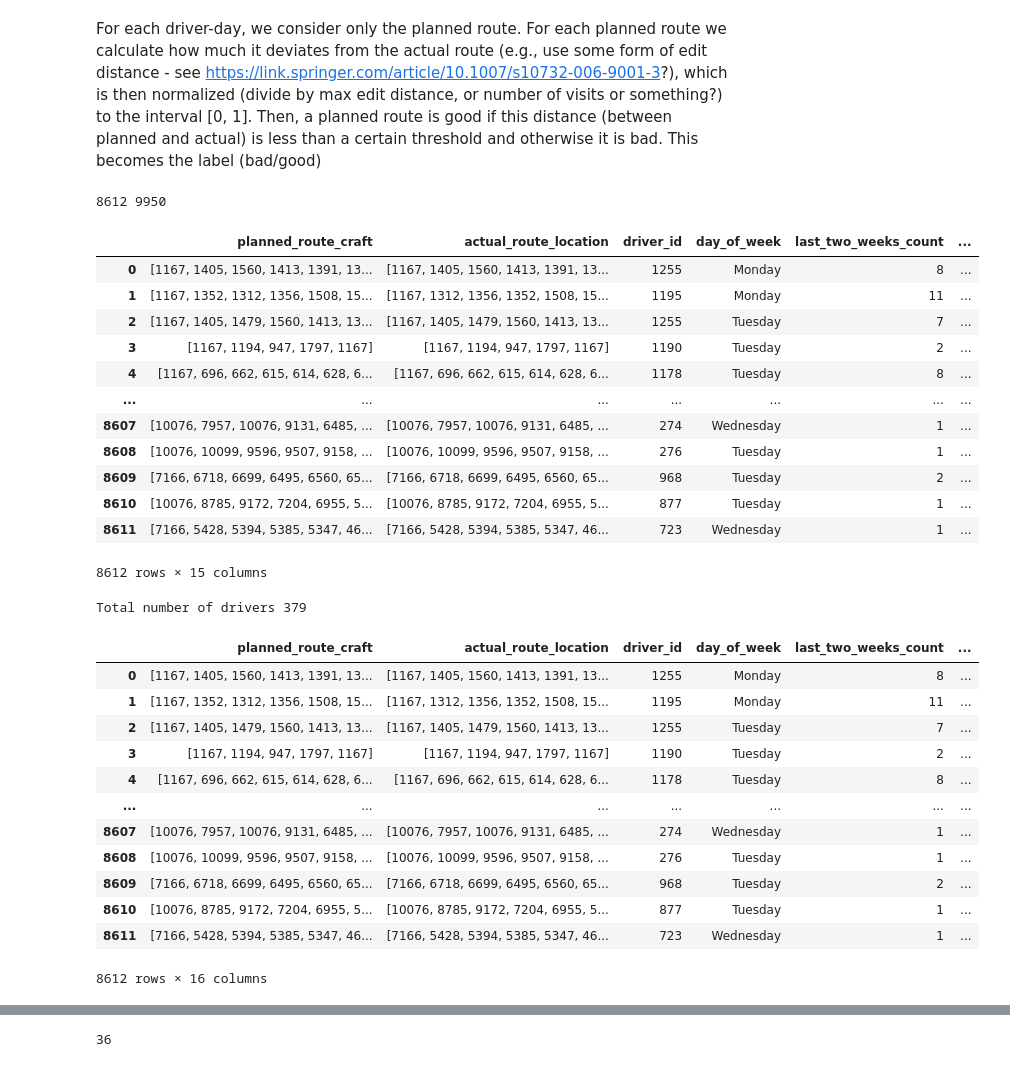
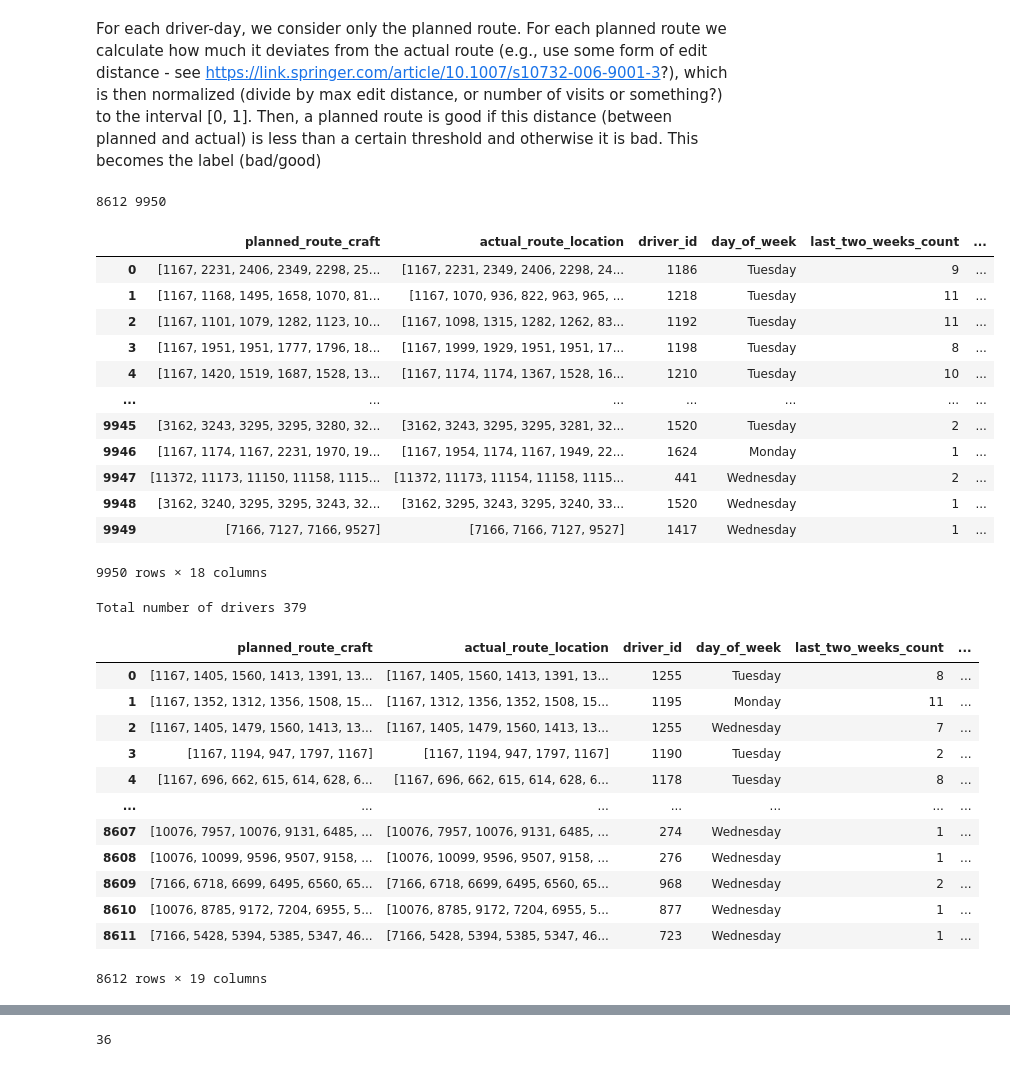
Before and after one commit to anna1904/RouteClassification, a Jupyter notebook: classification-larger.ipynb, the cells around one changed output, grey strips where cells are left out. Cells and saved outputs as stored; diff of their text form; code cells hidden in the pictures.

```diff
--- a/classification-larger.ipynb
+++ b/classification-larger.ipynb
@@ -35,10 +35,10 @@ with open('output.txt', 'w') as f:
 print('number of groups', sorted_data_stops['location_id_craft'].nunique())
 
 # data_stops_day= sorted_data_stops[sorted_data_stops['day_of_week'] == "Wednesday"]
-grouped_df = sorted_data_stops.groupby('driver_workday_id')[['driver_id', 'location_type_id', 'address_id', 'stop_dispatched_at', 'stop_arrived_at', 'stop_earliest', 'stop_latest', 'current_lat', 'current_lng', 'stop_completed_at', 'cluster', 'location_id_craft','day_of_week', 'date', 'location_is_depot']].apply(lambda x: pd.Series({
+grouped_df = sorted_data_stops.groupby('driver_workday_id')[['driver_id', 'location_type_id', 'address_id', 'location_id','stop_dispatched_at', 'stop_arrived_at', 'stop_earliest', 'stop_latest', 'current_lat', 'current_lng', 'stop_completed_at', 'cluster', 'location_id_craft','day_of_week', 'date', 'location_is_depot']].apply(lambda x: pd.Series({
     'driver_id': x['driver_id'].tolist(),
     'location_type_id': x['location_type_id'].tolist(),
-    'planned_route_location': x['address_id'].tolist(),
+    'planned_route_location': x['location_id'].tolist(),
     'stop_dispatched_at': x['stop_dispatched_at'].tolist(),
     'stop_arrived_at': x['stop_arrived_at'].tolist(),
     'stop_earliest': x['stop_earliest'].tolist(),
@@ -168,6 +168,8 @@ The number of routes where one value is NA(arrived time) 23
 20669
 # %%
 #check if it is the same driver in the route
+routes['day_of_week'] = routes['stop_arrived_at'].apply(lambda x: [pd.to_datetime(dt).day_name() for dt in x])
+
 def get_mode(x):
     return pd.Series(x).mode().iloc[0] if not pd.Series(x).mode().empty else np.nan
 
@@ -249,7 +251,4 @@ routes = routes.reset_index(drop=True)
 more_than_one_1 = routes[routes['location_is_depot'].apply(lambda x: x.count(True) > 1)]
 len(more_than_one_1), len(routes)
 
-# more_than_one_1_2 = more_than_one_1[more_than_one_1['location_type_id'].apply(lambda x: x[0] != 1)]
-#
-# more_than_one_1_2
-more_than_one_1
+routes['actual_route_unique'] = create_actual_route(routes, 'planned_route_location')
@@ -270,5 +255,5 @@ more_than_one_1
 # %%
-planned_routes = routes[['planned_route_craft', 'actual_route_location', 'driver_id', 'day_of_week', 'last_two_weeks_count', 'location_type_id', 'stop_arrived_at', 'stop_earliest', 'stop_latest', 'current_lat', 'current_lng', 'difference_distance', 'distance_route', 'location_is_depot', 'location_type_id', 'date']]
+planned_routes = routes[['planned_route_craft', 'actual_route_location', 'driver_id', 'day_of_week', 'last_two_weeks_count', 'location_type_id', 'stop_arrived_at', 'stop_earliest', 'stop_latest', 'current_lat', 'current_lng', 'difference_distance', 'distance_route', 'distance_actual_route', 'location_is_depot', 'location_type_id', 'date', 'planned_route_location', 'actual_route_unique']]
 actual_routes = routes['actual_route_location']
 # %%
 planned_routes
@@ -350,47 +335,47 @@ def calculate_route_quality_score(planned_ranks, actual_ranks):
 For each driver-day, we consider only the planned route. For each planned route we calculate how much it deviates from the actual route (e.g., use some form of edit distance - see https://link.springer.com/article/10.1007/s10732-006-9001-3?), which is then normalized (divide by max edit distance, or number of visits or something?) to the interval [0, 1]. Then, a planned route is good if this distance (between planned and actual) is less than a certain threshold and otherwise it is bad. This becomes the label (bad/good)
 # %%
 import statistics
-completed_routes_df = pd.DataFrame(columns=['planned_route_craft', 'actual_route_location', 'driver_id', 'day_of_week', 'distance_route', 'last_two_weeks_count', 'stop_arrived_at', 'stop_earliest', 'stop_latest', 'current_lat', 'current_lng', 'location_type_id', 'location_is_depot', 'date'])
-uncompleted_routes_df = pd.DataFrame(columns=['planned_route_craft', 'actual_route_location', 'driver_id', 'day_of_week', 'distance_route', 'last_two_weeks_count', 'stop_arrived_at', 'stop_earliest', 'stop_latest', 'current_lat', 'current_lng', 'location_type_id', 'location_is_depot', 'date'])
+completed_routes_df = pd.DataFrame(columns=['planned_route_craft', 'actual_route_location', 'driver_id', 'day_of_week', 'distance_route', 'distance_actual_route', 'last_two_weeks_count', 'stop_arrived_at', 'stop_earliest', 'stop_latest', 'current_lat', 'current_lng', 'location_type_id', 'location_is_depot', 'date','actual_route_unique','planned_route_location'])
+uncompleted_routes_df = pd.DataFrame(columns=['planned_route_craft', 'actual_route_location', 'driver_id', 'day_of_week', 'distance_route', 'distance_actual_route', 'last_two_weeks_count', 'stop_arrived_at', 'stop_earliest', 'stop_latest', 'current_lat', 'current_lng', 'location_type_id', 'location_is_depot', 'date', 'actual_route_unique', 'planned_route_location'])
 #11700795
 scores = []
 edit_distances = []
 completed_routes_list = []
 uncompleted_routes_list = []
 for i in range(len(planned_routes_list)):
     editDistance = minDistance(planned_routes_list[i], actual_routes_list[i]) / len(planned_routes_list[i])
     score = calculate_route_quality_score(planned_routes_list[i], actual_routes_list[i])
     scores.append(score)
     edit_distances.append(editDistance)
 
     # if editDistance > 0.05 and score < 0.95 and planned_routes['difference_distance'].iloc[i] > 0.01:
     if editDistance <= 0.3 and score >= 0.7 and planned_routes['difference_distance'].iloc[i] <= 0.3:
     # if editDistance <= 0 and score >= 1 and planned_routes['difference_distance'].iloc[i] <= 0:
         completed_routes_list.append(planned_routes.iloc[i].to_dict())
     else:
         uncompleted_routes_list.append(planned_routes.iloc[i].to_dict())
 
 # Convert the lists to DataFrames
 completed_routes_df = pd.DataFrame(completed_routes_list)
 uncompleted_routes_df = pd.DataFrame(uncompleted_routes_list)
 
 print(len(completed_routes_df), len(uncompleted_routes_df))
-completed_routes_df
+uncompleted_routes_df
 # %% [output]
 8612 9950
 |  | planned_route_craft | actual_route_location | driver_id | day_of_week | last_two_weeks_count | ... |
-| 0 | [1167, 1405, 1560, 1413, 1391, 13... | [1167, 1405, 1560, 1413, 1391, 13... | 1255 | Monday | 8 | ... |
-| 1 | [1167, 1352, 1312, 1356, 1508, 15... | [1167, 1312, 1356, 1352, 1508, 15... | 1195 | Monday | 11 | ... |
-| 2 | [1167, 1405, 1479, 1560, 1413, 13... | [1167, 1405, 1479, 1560, 1413, 13... | 1255 | Tuesday | 7 | ... |
-| 3 | [1167, 1194, 947, 1797, 1167] | [1167, 1194, 947, 1797, 1167] | 1190 | Tuesday | 2 | ... |
-| 4 | [1167, 696, 662, 615, 614, 628, 6... | [1167, 696, 662, 615, 614, 628, 6... | 1178 | Tuesday | 8 | ... |
+| 0 | [1167, 2231, 2406, 2349, 2298, 25... | [1167, 2231, 2349, 2406, 2298, 24... | 1186 | Tuesday | 9 | ... |
+| 1 | [1167, 1168, 1495, 1658, 1070, 81... | [1167, 1070, 936, 822, 963, 965, ... | 1218 | Tuesday | 11 | ... |
+| 2 | [1167, 1101, 1079, 1282, 1123, 10... | [1167, 1098, 1315, 1282, 1262, 83... | 1192 | Tuesday | 11 | ... |
+| 3 | [1167, 1951, 1951, 1777, 1796, 18... | [1167, 1999, 1929, 1951, 1951, 17... | 1198 | Tuesday | 8 | ... |
+| 4 | [1167, 1420, 1519, 1687, 1528, 13... | [1167, 1174, 1174, 1367, 1528, 16... | 1210 | Tuesday | 10 | ... |
 | ... | ... | ... | ... | ... | ... | ... |
-| 8607 | [10076, 7957, 10076, 9131, 6485, ... | [10076, 7957, 10076, 9131, 6485, ... | 274 | Wednesday | 1 | ... |
-| 8608 | [10076, 10099, 9596, 9507, 9158, ... | [10076, 10099, 9596, 9507, 9158, ... | 276 | Tuesday | 1 | ... |
-| 8609 | [7166, 6718, 6699, 6495, 6560, 65... | [7166, 6718, 6699, 6495, 6560, 65... | 968 | Tuesday | 2 | ... |
-| 8610 | [10076, 8785, 9172, 7204, 6955, 5... | [10076, 8785, 9172, 7204, 6955, 5... | 877 | Tuesday | 1 | ... |
-| 8611 | [7166, 5428, 5394, 5385, 5347, 46... | [7166, 5428, 5394, 5385, 5347, 46... | 723 | Wednesday | 1 | ... |
+| 9945 | [3162, 3243, 3295, 3295, 3280, 32... | [3162, 3243, 3295, 3295, 3281, 32... | 1520 | Tuesday | 2 | ... |
+| 9946 | [1167, 1174, 1167, 2231, 1970, 19... | [1167, 1954, 1174, 1167, 1949, 22... | 1624 | Monday | 1 | ... |
+| 9947 | [11372, 11173, 11150, 11158, 1115... | [11372, 11173, 11154, 11158, 1115... | 441 | Wednesday | 2 | ... |
+| 9948 | [3162, 3240, 3295, 3295, 3243, 32... | [3162, 3295, 3243, 3295, 3240, 33... | 1520 | Wednesday | 1 | ... |
+| 9949 | [7166, 7127, 7166, 9527] | [7166, 7166, 7127, 9527] | 1417 | Wednesday | 1 | ... |
-8612 rows × 15 columns
+9950 rows × 18 columns
 # %%
 drivers_dic = {}
 k = 1
@@ -410,15 +395,15 @@ completed_routes_df
 # %% [output]
 Total number of drivers 379
 |  | planned_route_craft | actual_route_location | driver_id | day_of_week | last_two_weeks_count | ... |
-| 0 | [1167, 1405, 1560, 1413, 1391, 13... | [1167, 1405, 1560, 1413, 1391, 13... | 1255 | Monday | 8 | ... |
+| 0 | [1167, 1405, 1560, 1413, 1391, 13... | [1167, 1405, 1560, 1413, 1391, 13... | 1255 | Tuesday | 8 | ... |
 | 1 | [1167, 1352, 1312, 1356, 1508, 15... | [1167, 1312, 1356, 1352, 1508, 15... | 1195 | Monday | 11 | ... |
-| 2 | [1167, 1405, 1479, 1560, 1413, 13... | [1167, 1405, 1479, 1560, 1413, 13... | 1255 | Tuesday | 7 | ... |
+| 2 | [1167, 1405, 1479, 1560, 1413, 13... | [1167, 1405, 1479, 1560, 1413, 13... | 1255 | Wednesday | 7 | ... |
 | 3 | [1167, 1194, 947, 1797, 1167] | [1167, 1194, 947, 1797, 1167] | 1190 | Tuesday | 2 | ... |
 | 4 | [1167, 696, 662, 615, 614, 628, 6... | [1167, 696, 662, 615, 614, 628, 6... | 1178 | Tuesday | 8 | ... |
 | ... | ... | ... | ... | ... | ... | ... |
 | 8607 | [10076, 7957, 10076, 9131, 6485, ... | [10076, 7957, 10076, 9131, 6485, ... | 274 | Wednesday | 1 | ... |
-| 8608 | [10076, 10099, 9596, 9507, 9158, ... | [10076, 10099, 9596, 9507, 9158, ... | 276 | Tuesday | 1 | ... |
-| 8609 | [7166, 6718, 6699, 6495, 6560, 65... | [7166, 6718, 6699, 6495, 6560, 65... | 968 | Tuesday | 2 | ... |
-| 8610 | [10076, 8785, 9172, 7204, 6955, 5... | [10076, 8785, 9172, 7204, 6955, 5... | 877 | Tuesday | 1 | ... |
+| 8608 | [10076, 10099, 9596, 9507, 9158, ... | [10076, 10099, 9596, 9507, 9158, ... | 276 | Wednesday | 1 | ... |
+| 8609 | [7166, 6718, 6699, 6495, 6560, 65... | [7166, 6718, 6699, 6495, 6560, 65... | 968 | Wednesday | 2 | ... |
+| 8610 | [10076, 8785, 9172, 7204, 6955, 5... | [10076, 8785, 9172, 7204, 6955, 5... | 877 | Wednesday | 1 | ... |
 | 8611 | [7166, 5428, 5394, 5385, 5347, 46... | [7166, 5428, 5394, 5385, 5347, 46... | 723 | Wednesday | 1 | ... |
-8612 rows × 16 columns
+8612 rows × 19 columns
```
Also changed, not shown: parts of 36 cells of this notebook, 4 other files.
